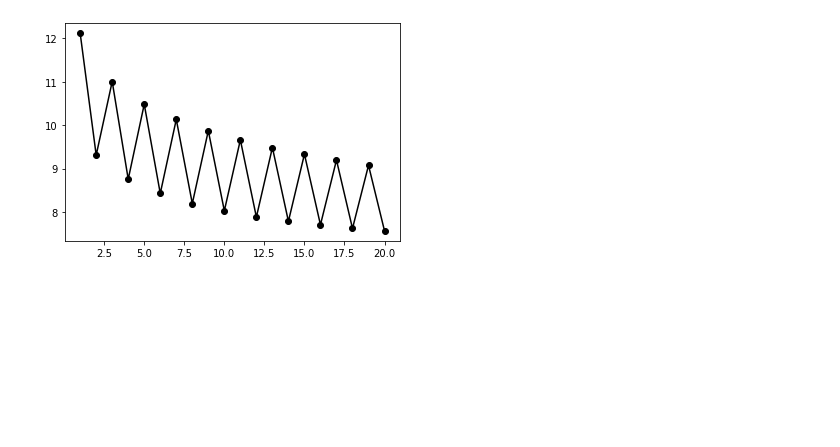
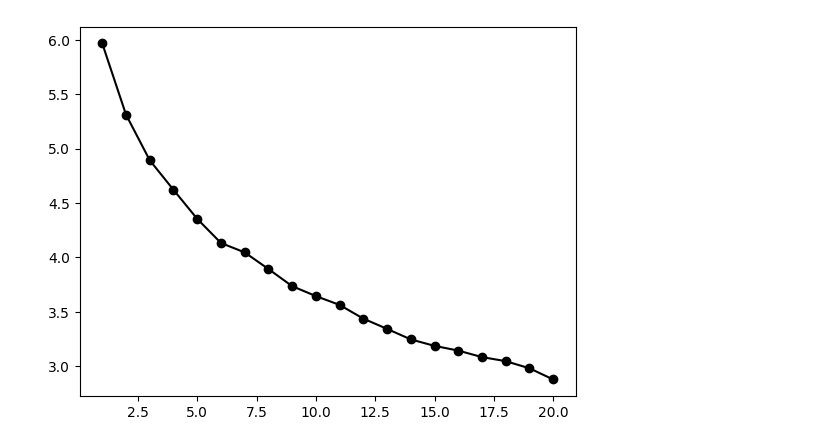
Before and after one commit to Frank0024/Projet_final_chaos, a Jupyter notebook: P&H_method.ipynb, the cells around one changed output. Cells and saved outputs as stored; diff of their text form; code cells hidden in the pictures; blank space fills up the shorter version.

```diff
--- a/P&H_method.ipynb
+++ b/P&H_method.ipynb
@@ -215,10 +216,10 @@ for i in range(len(z) -1):
 # %%
 lk_noise = []
 for k in range(1, len(K) + 1):
-    lk_noise.append(lk(x_intercept, y_intercept, k))
+    lk_noise.append(lk(x_noise, y_noise, k))
 
 
 plt.plot(K, np.log(lk_noise), marker = 'o', linestyle = '-', color = 'black')
 plt.show()
 # %% [output]
-[figure, old version]
+[figure, new version]
```
Also changed, not shown: parts of 7 cells of this notebook, 3 other files.
